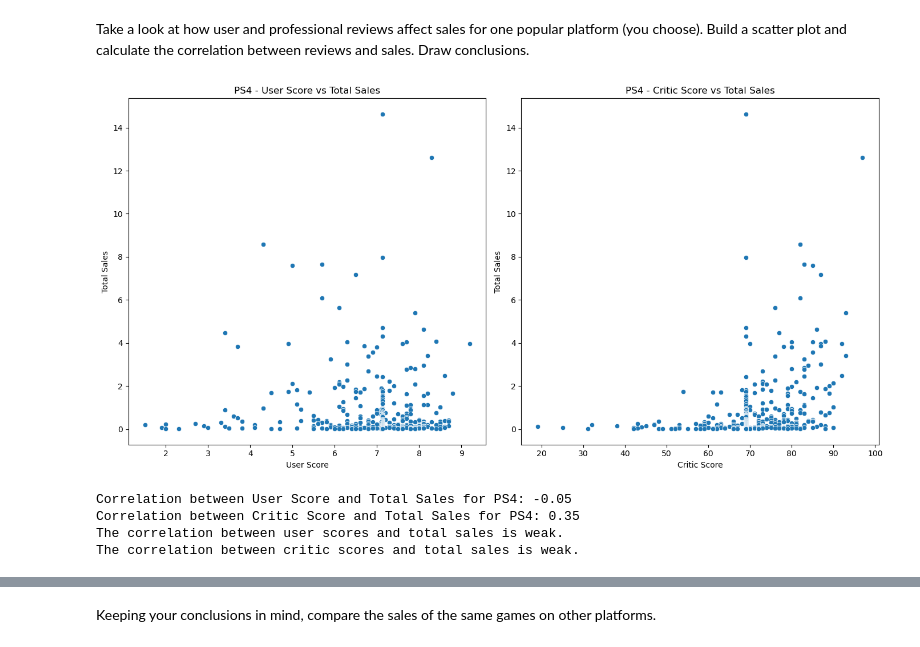
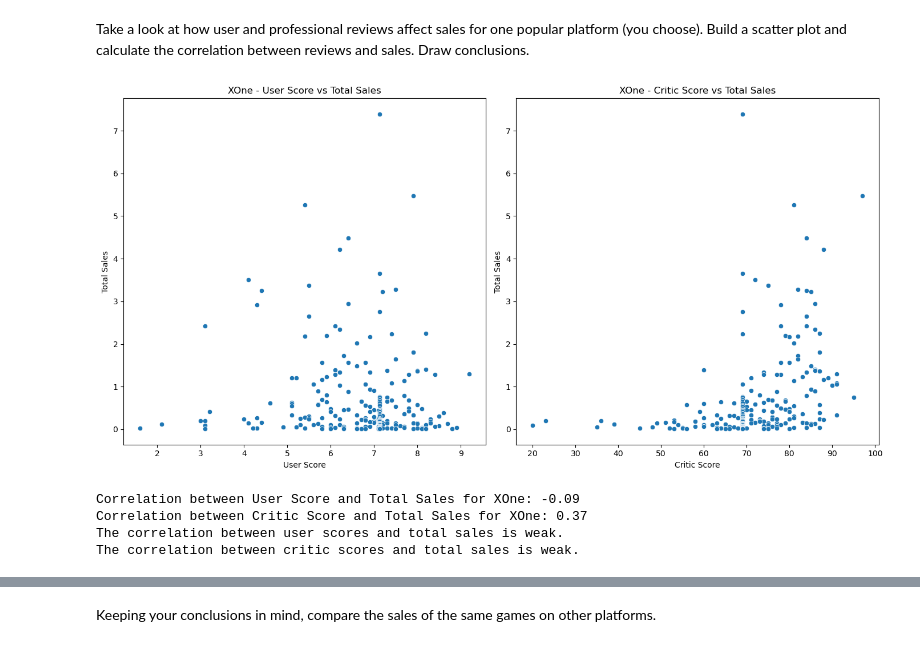
Before and after one commit to becominggiant/game_analysis, a Jupyter notebook: EDA.ipynb, the cells around one changed output, grey strips where cells are left out. Drawn from its saved outputs; the diff is of its cells as text; code cells hidden in the pictures.

```diff
--- a/EDA.ipynb
+++ b/EDA.ipynb
@@ -498,7 +498,7 @@ Build a box plot for the global sales of all games, broken down by platform. Are
 Take a look at how user and professional reviews affect sales for one popular platform (you choose). Build a scatter plot and calculate the correlation between reviews and sales. Draw conclusions.
 # %%
 # Step 1: Choose a popular platform
-chosen_platform = 'PS4'
+chosen_platform = 'XOne'
 
 # Step 2: Filter the data for the chosen platform
 platform_data = df_no_duplicates[df_no_duplicates['platform'] == chosen_platform]
@@ -519,37 +519,37 @@ sns.scatterplot(x='critic_score', y='total_sales', data=platform_data)
 plt.title(f'{chosen_platform} - Critic Score vs Total Sales')
 plt.xlabel('Critic Score')
 plt.ylabel('Total Sales')
 
 plt.tight_layout()
 plt.show()
 
-# Step 4: Calculate the correlation
+# # Step 4: Calculate the correlation
 user_score_corr = platform_data['user_score'].corr(platform_data['total_sales'])
 critic_score_corr = platform_data['critic_score'].corr(platform_data['total_sales'])
 
-# Step 5: Draw Conclusions
+# # Step 5: Draw Conclusions
 print(f"Correlation between User Score and Total Sales for {chosen_platform}: {user_score_corr:.2f}")
 print(f"Correlation between Critic Score and Total Sales for {chosen_platform}: {critic_score_corr:.2f}")
 
 if user_score_corr > 0.5:
     user_corr_comment = "strong positive"
 elif user_score_corr < -0.5:
     user_corr_comment = "strong negative"
 else:
     user_corr_comment = "weak"
 
 if critic_score_corr > 0.5:
     critic_corr_comment = "strong positive"
 elif critic_score_corr < -0.5:
     critic_corr_comment = "strong negative"
 else:
     critic_corr_comment = "weak"
 
 print(f"The correlation between user scores and total sales is {user_corr_comment}.")
 print(f"The correlation between critic scores and total sales is {critic_corr_comment}.")
 # %% [output]
-[figure, old version]
+[figure, new version]
-Correlation between User Score and Total Sales for PS4: -0.05
-Correlation between Critic Score and Total Sales for PS4: 0.35
+Correlation between User Score and Total Sales for XOne: -0.09
+Correlation between Critic Score and Total Sales for XOne: 0.37
 The correlation between user scores and total sales is weak.
 The correlation between critic scores and total sales is weak.
```
Also changed, not shown: parts of 18 cells of this notebook.
